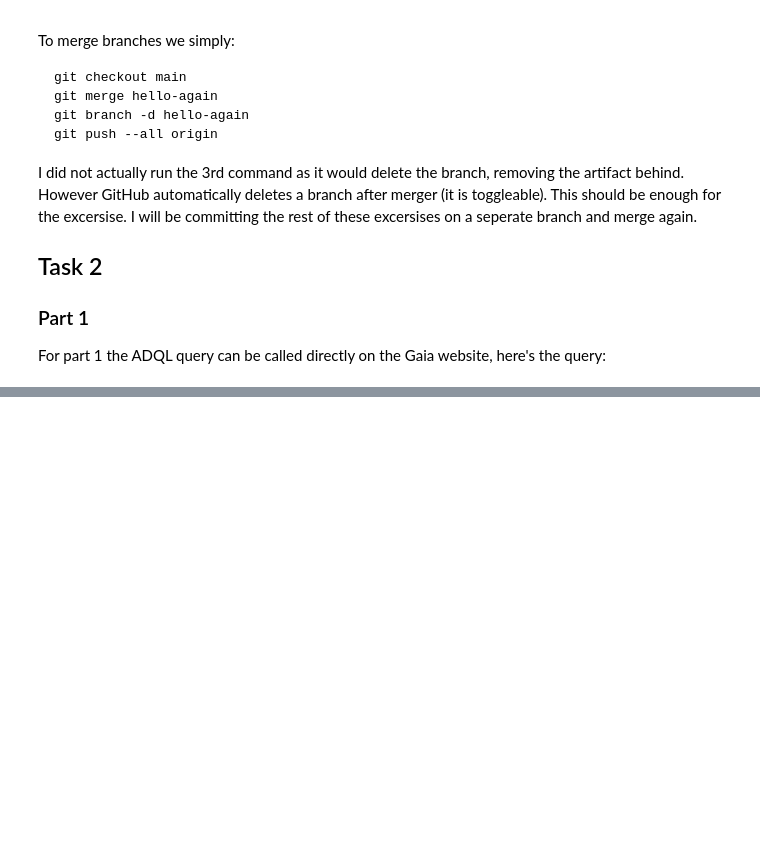
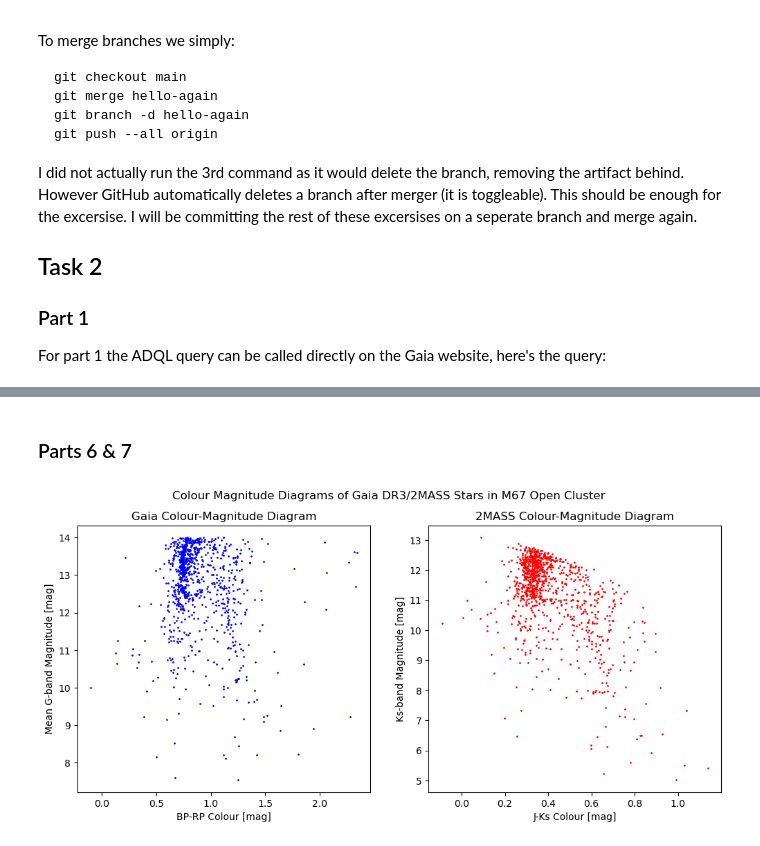
Before and after one commit to Olivex727/olivia-astr4004-ass3, a Jupyter notebook: u7280249.ipynb, the cells around one changed output, grey strips where cells are left out. Saved outputs shown, nothing was run; the diff lists cells and outputs as text; code cells hidden in the pictures; blank space fills up the shorter version.

```diff
--- a/u7280249.ipynb
+++ b/u7280249.ipynb
@@ -49,0 +113,6 @@ For part 1 the ADQL query can be called directly on the Gaia website, here's the
+# %%
+tmass_mask = gaiadr3_match["ph_qual"] != 'AAA'
+
+print("No. of Low-Quality 2MASS Stars: " + str(np.sum(tmass_mask)))
+
+gaiadr3_match[tmass_mask]
@@ -49,0 +163,11 @@ For part 1 the ADQL query can be called directly on the Gaia website, here's the
+# %%
+gaiadr3_cut = gaiadr3_match[~tmass_mask]
+
+# We need to define a new mask to fit the new table size
+parax_mask = gaiadr3_cut["parallax"] <= 0
+
+gaiadr3_cut = gaiadr3_cut[~parax_mask]
+
+print("No. of Quality Stars: "+str(len(gaiadr3_cut)))
+
+gaiadr3_cut
@@ -49,0 +196,2 @@ For part 1 the ADQL query can be called directly on the Gaia website, here's the
+# %% [markdown]
+### Parts 6 & 7
@@ -49,0 +200,25 @@ For part 1 the ADQL query can be called directly on the Gaia website, here's the
+# %%
+# Define figure
+fig, [ax1, ax2]= plt.subplots(1, 2)
+
+# Set big parameters
+fig.set_size_inches(12, 5)
+fig.suptitle("Colour Magnitude Diagrams of Gaia DR3/2MASS Stars in M67 Open Cluster")
+
+# Gaia Colours
+ax1.set_title("Gaia Colour-Magnitude Diagram")
+ax1.plot(gaiadr3_cut["bp_rp"], gaiadr3_cut["phot_g_mean_mag"], 'bo', markersize=1)
+ax1.set_xlabel("BP-RP Colour [mag]")
+ax1.set_ylabel("Mean G-band Magnitude [mag]")
+
+# 2MASS Colours
+ax2.set_title("2MASS Colour-Magnitude Diagram")
+ax2.plot(gaiadr3_cut["j_m"]-gaiadr3_cut["ks_m"], gaiadr3_cut["ks_m"], 'ro', markersize=1)
+ax2.set_xlabel("J-Ks Colour [mag]")
+ax2.set_ylabel("Ks-band Magnitude [mag]")
+
+# Save and Show Figure
+plt.savefig("./figures/cmds_M67.png", dpi=200)
+plt.show()
+# %% [output]
+[figure, added]
```
Also changed, not shown: parts of 12 cells of this notebook, 1 other file.
